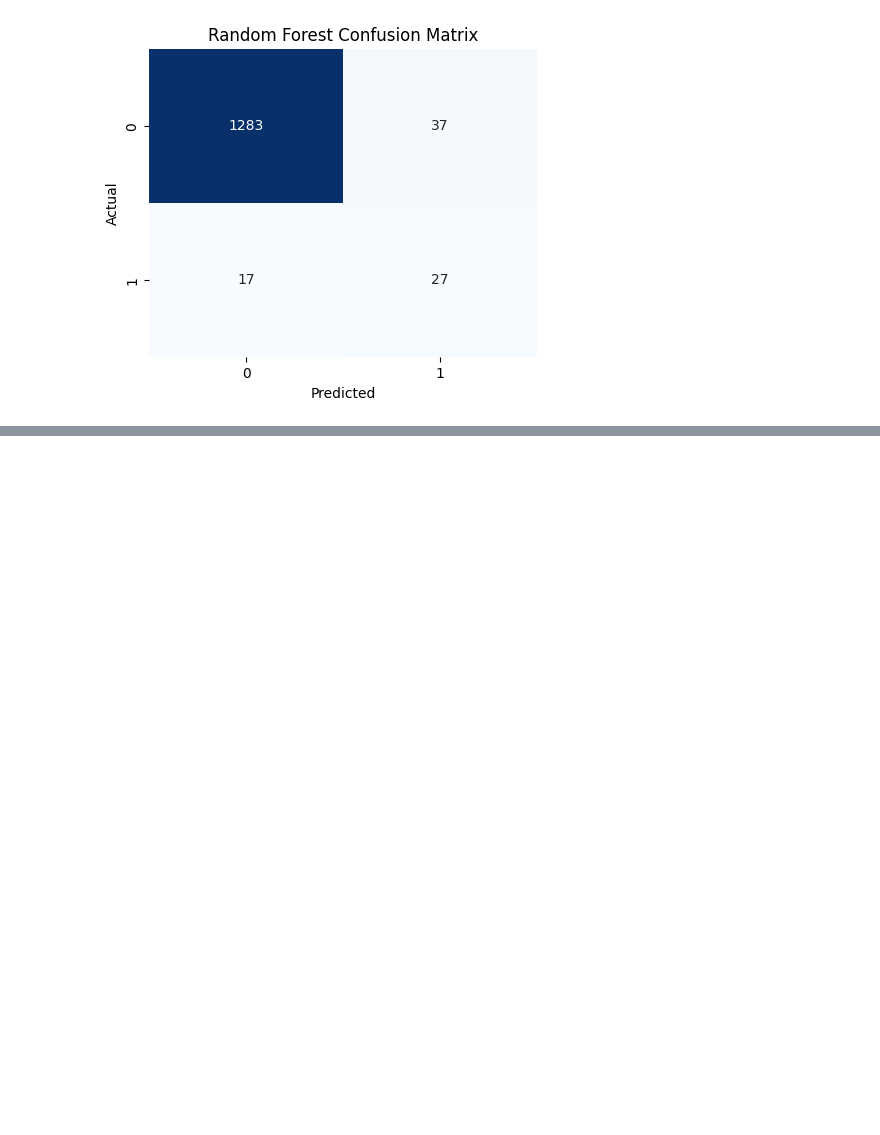
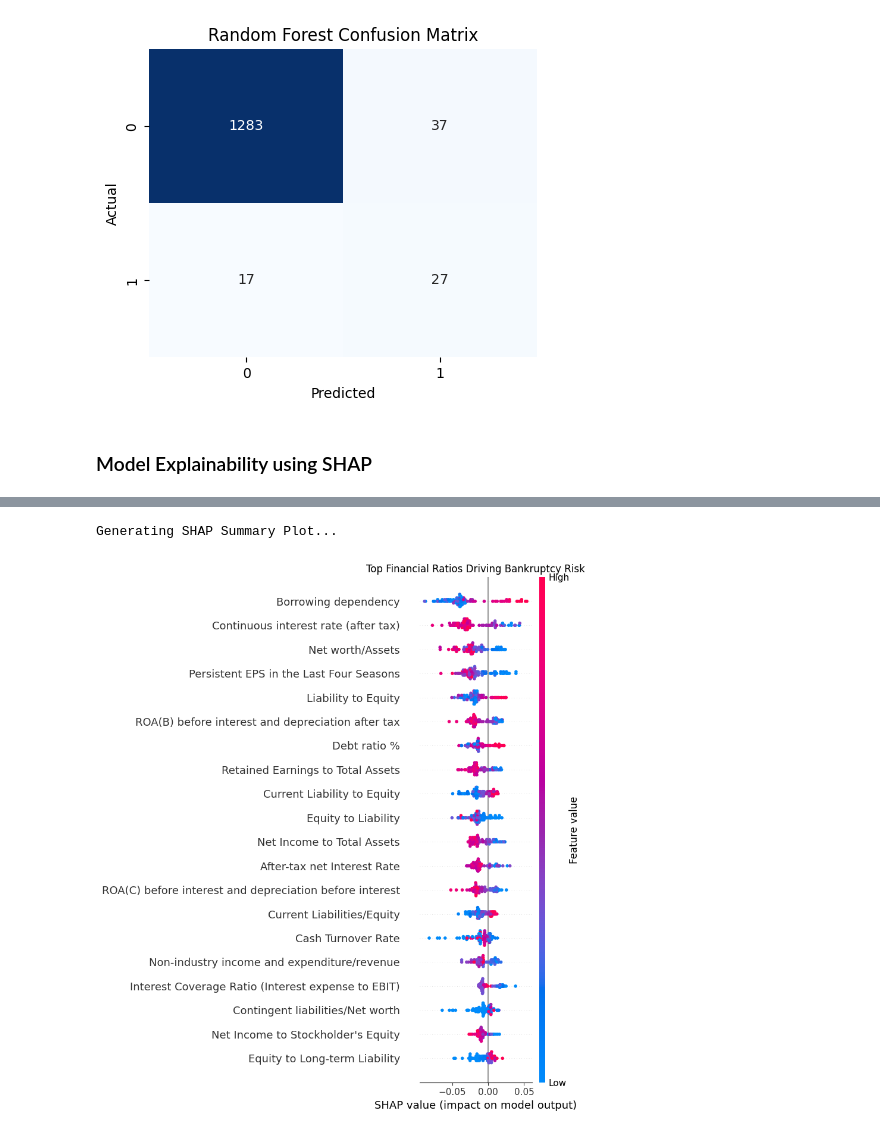
Before and after one commit to Nama21yo/corporate-Risk-AI, a Jupyter notebook: models/credit-scoring-company-bankruptcy.ipynb, the cells around one changed output, grey strips where cells are left out. Cells and saved outputs as stored; diff of their text form; code cells hidden in the pictures; blank space fills up the shorter version.

Commit message:
feat(models): add model Explainiblity using SHAP model

```diff
--- a/models/credit-scoring-company-bankruptcy.ipynb
+++ b/models/credit-scoring-company-bankruptcy.ipynb
@@ -266,3 +266,27 @@ weighted avg       0.97      0.88      0.92      1364
    macro avg       0.70      0.79      0.74      1364
 weighted avg       0.97      0.96      0.96      1364
 [figure]
+# %% [markdown]
+### Model Explainability using SHAP
+# %%
+import shap
+
+shap.initjs()
+
+explainer = shap.TreeExplainer(rf_model)
+
+# We convert it back to a DataFrame so SHAP knows the column names automatically
+X_test_sample = pd.DataFrame(X_test_scaled[:100], columns=X.columns)
+
+# Calculate SHAP Values
+shap_values = explainer.shap_values(X_test_sample)
+
+if isinstance(shap_values, list):
+    class_1_shap_values = shap_values[1]
+else:
+    class_1_shap_values = shap_values[:, :, 1]
+
+print("Generating SHAP Summary Plot...")
+plt.title("Top Financial Ratios Driving Bankruptcy Risk")
+shap.summary_plot(class_1_shap_values, X_test_sample)
+# %% [output]
@@ -268,0 +294,2 @@ weighted avg       0.97      0.96      0.96      1364
+Generating SHAP Summary Plot...
+[figure, added]
```
Also changed, not shown: parts of 4 cells of this notebook.
